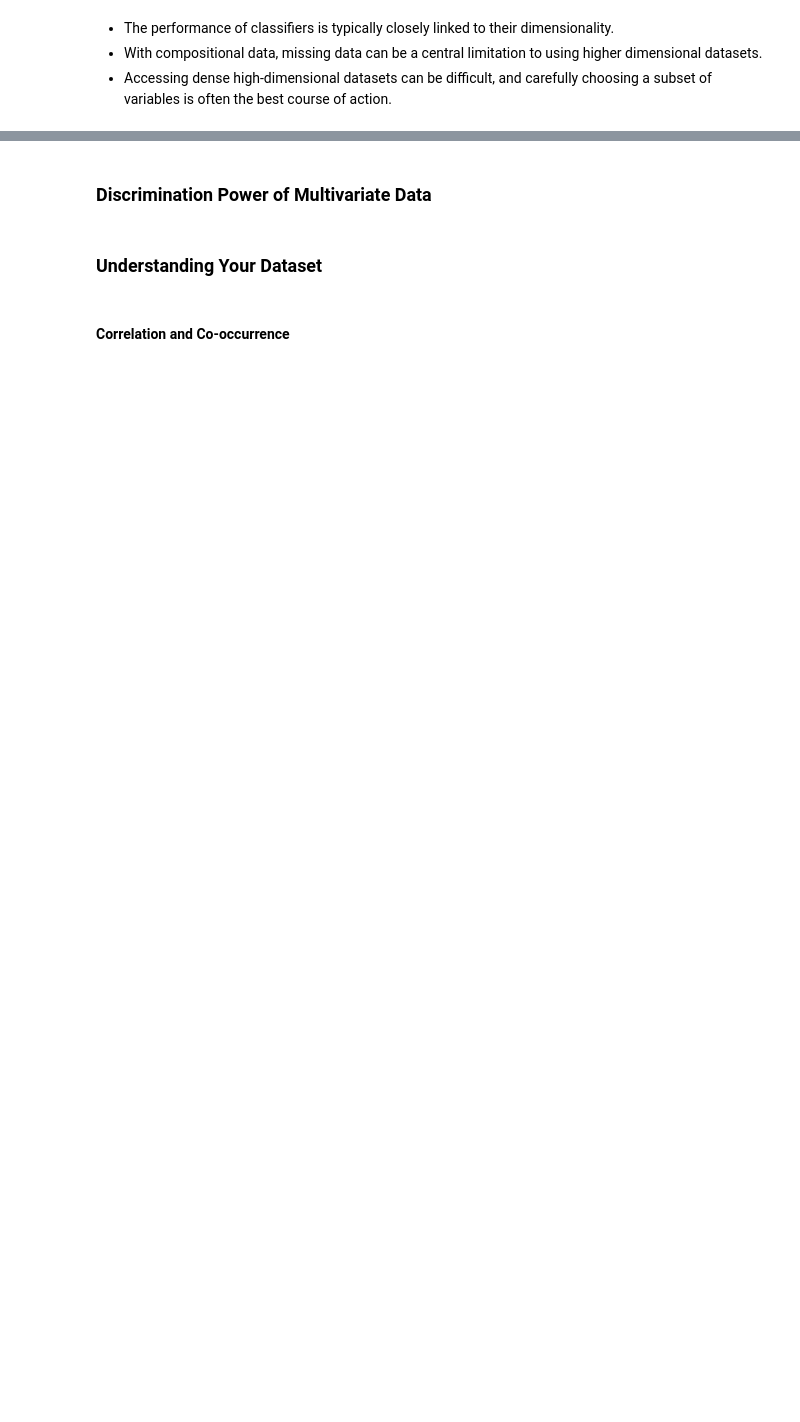
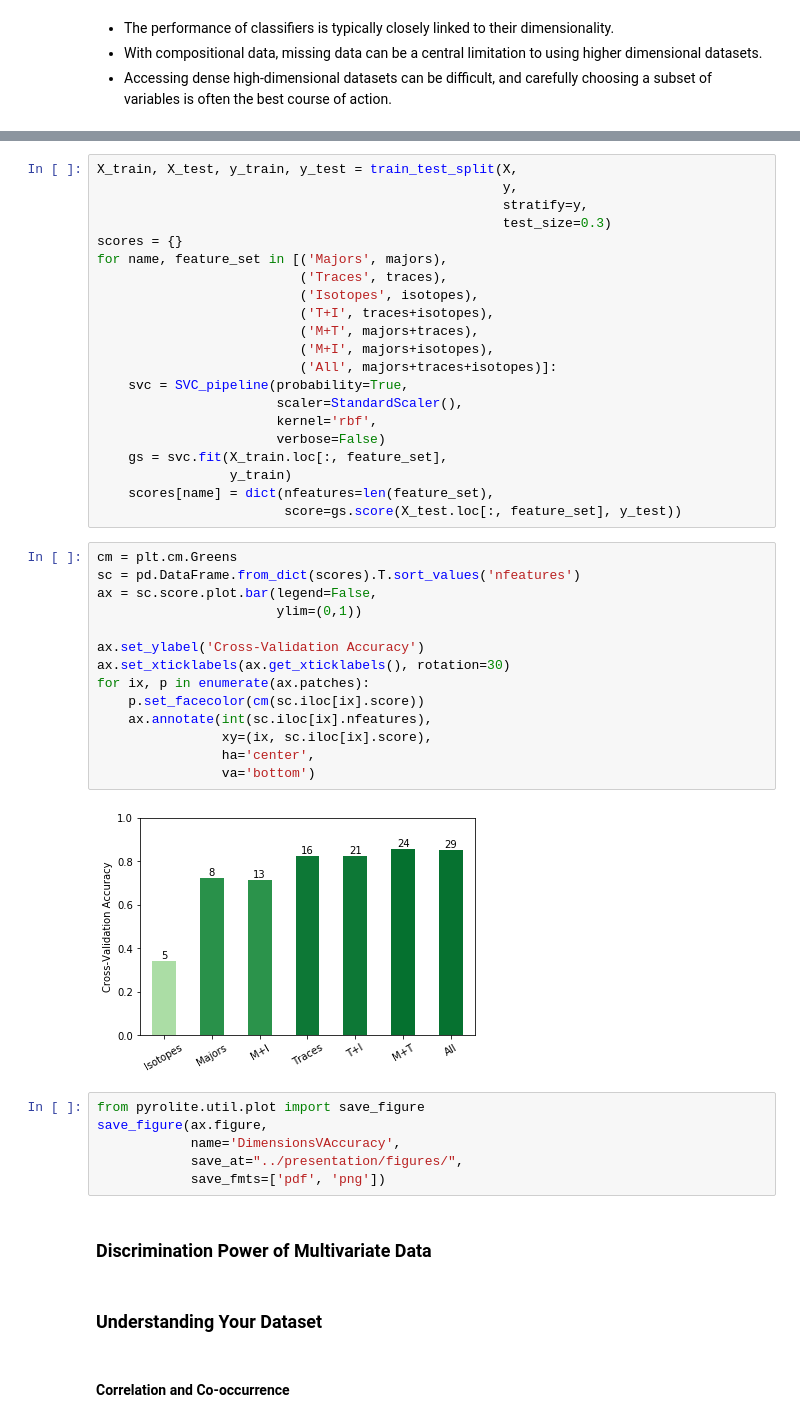
Before and after one commit to morganjwilliams/aegc2019, a Jupyter notebook: notebooks/3_Classifiers_Dimensionality.ipynb, the cells around one changed output, grey strips where cells are left out. Drawn from its saved outputs; the diff is of its cells as text; blank space fills up the shorter version.

Commit message:
Update Scripts, Notebooks, Figures

```diff
--- a/notebooks/3_Classifiers_Dimensionality.ipynb
+++ b/notebooks/3_Classifiers_Dimensionality.ipynb
@@ -9,3 +29,46 @@
+# %%
+X_train, X_test, y_train, y_test = train_test_split(X,
+                                                    y,
+                                                    stratify=y,
+                                                    test_size=0.3)
+scores = {}
+for name, feature_set in [('Majors', majors),
+                          ('Traces', traces),
+                          ('Isotopes', isotopes),
+                          ('T+I', traces+isotopes),
+                          ('M+T', majors+traces),
+                          ('M+I', majors+isotopes),
+                          ('All', majors+traces+isotopes)]:
+    svc = SVC_pipeline(probability=True,
+                       scaler=StandardScaler(),
+                       kernel='rbf',
+                       verbose=False)
+    gs = svc.fit(X_train.loc[:, feature_set],
+                 y_train)
+    scores[name] = dict(nfeatures=len(feature_set),
+                        score=gs.score(X_test.loc[:, feature_set], y_test))
+# %%
+cm = plt.cm.Greens
+sc = pd.DataFrame.from_dict(scores).T.sort_values('nfeatures')
+ax = sc.score.plot.bar(legend=False,
+                       ylim=(0,1))
+
+ax.set_ylabel('Cross-Validation Accuracy')
+ax.set_xticklabels(ax.get_xticklabels(), rotation=30)
+for ix, p in enumerate(ax.patches):
+    p.set_facecolor(cm(sc.iloc[ix].score))
+    ax.annotate(int(sc.iloc[ix].nfeatures),
+                xy=(ix, sc.iloc[ix].score),
+                ha='center',
+                va='bottom')
+# %% [output]
+[figure, added]
+# %%
+from pyrolite.util.plot import save_figure
+save_figure(ax.figure,
+            name='DimensionsVAccuracy',
+            save_at="../presentation/figures/",
+            save_fmts=['pdf', 'png'])
 # %% [markdown]
 ### Discrimination Power of Multivariate Data
 # %% [markdown]
```
Also changed, not shown: parts of 3 cells of this notebook, 6 other files.
